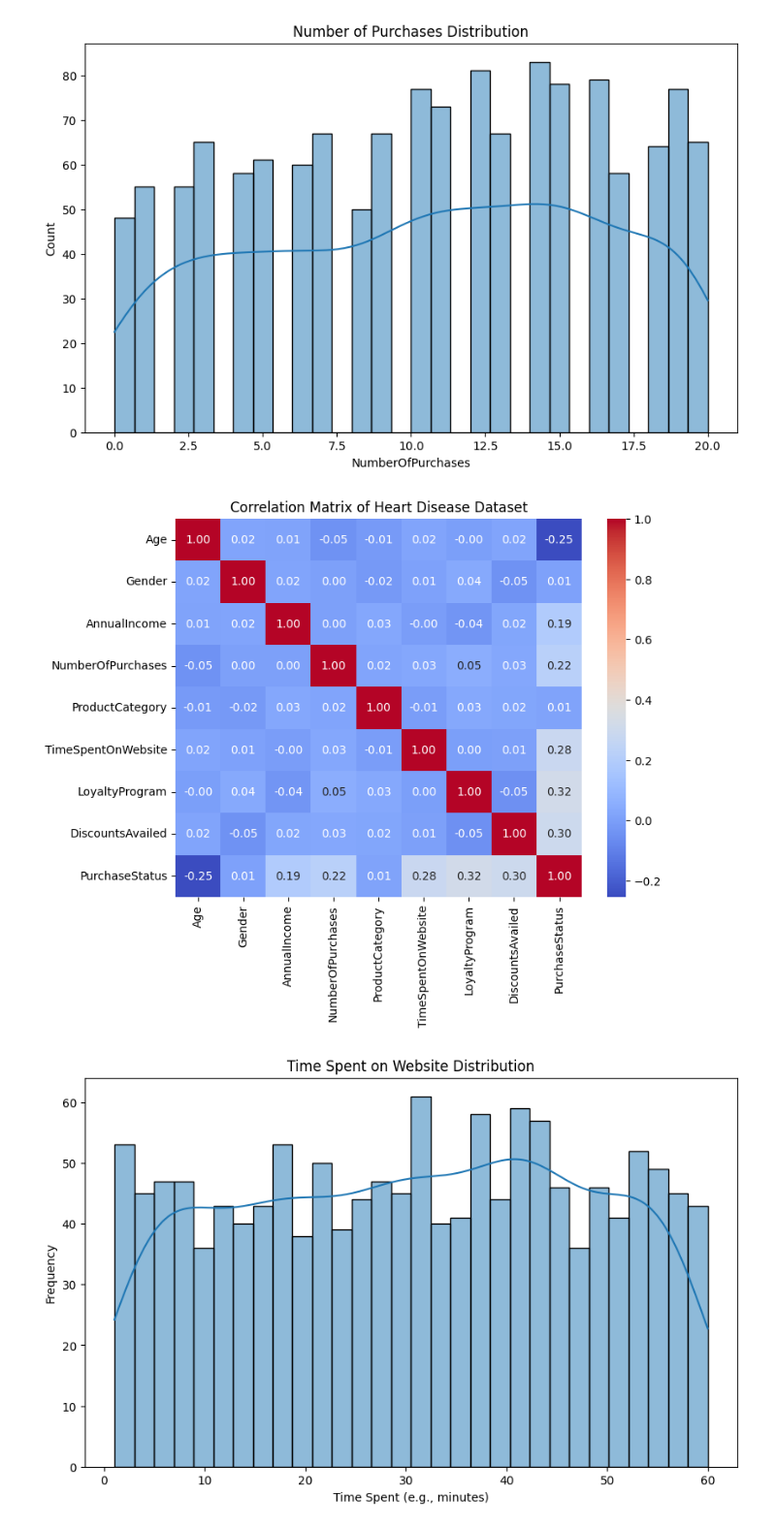
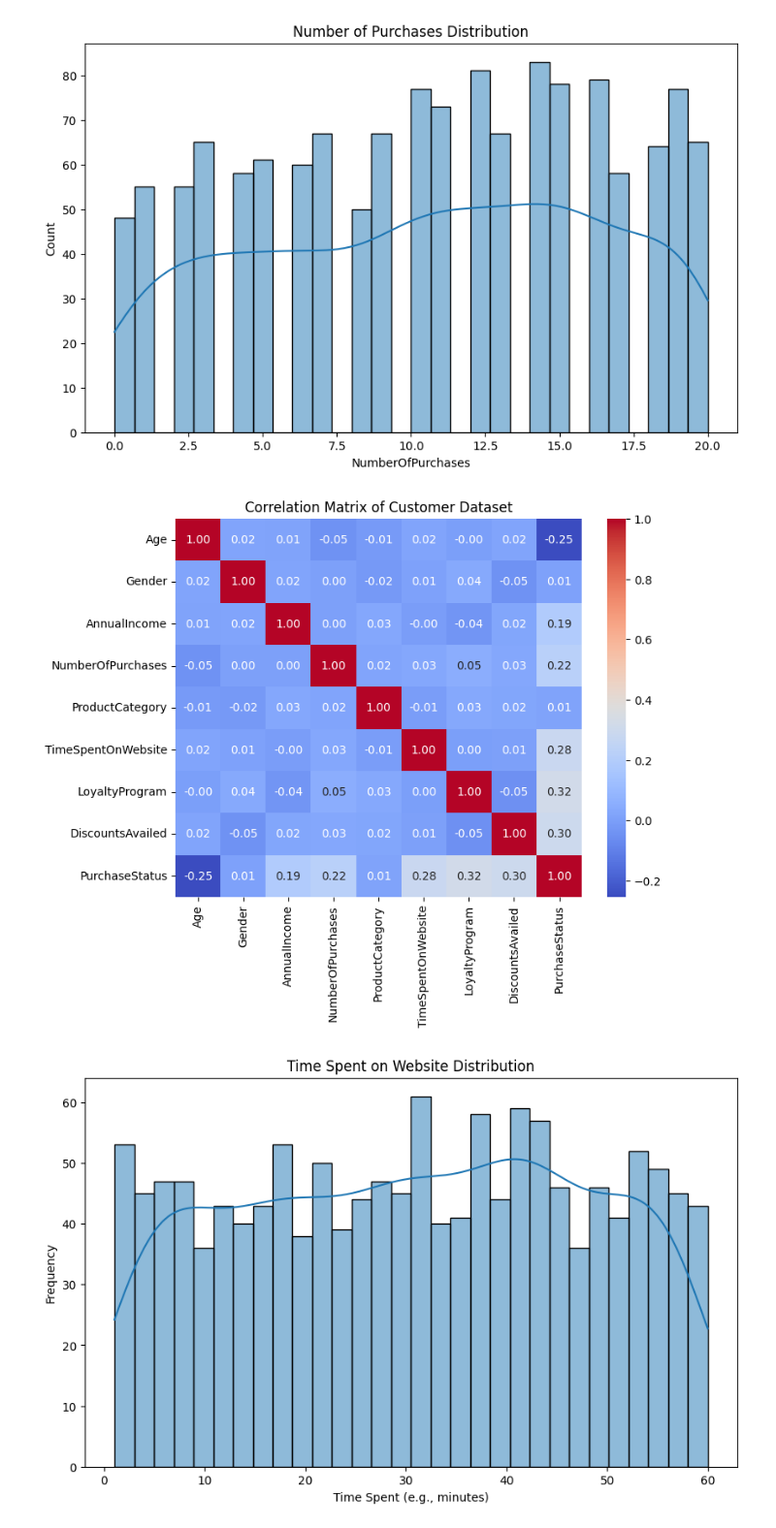
Before and after one commit to abhishek22112001/Ml-finalproject, a Jupyter notebook: CUSTOMER_PREDICTION.ipynb, the cells around one changed output. Shown at 97% size. Saved outputs shown, nothing was run; the diff lists cells and outputs as text; code cells hidden in the pictures.

```diff
--- a/CUSTOMER_PREDICTION.ipynb
+++ b/CUSTOMER_PREDICTION.ipynb
@@ -163,12 +163,12 @@ plt.show()
 # %%
 correlation_matrix = data.corr()
 
 plt.figure(figsize=(8, 6))
 sns.heatmap(correlation_matrix, annot=True, cmap='coolwarm', fmt=".2f")
-plt.title('Correlation Matrix of Heart Disease Dataset')
+plt.title('Correlation Matrix of Customer Dataset')
 plt.show()
 # %% [output]
-[figure, old version]
+[figure, new version]
 # %%
 plt.figure(figsize=(10, 6))
 sns.histplot(data['TimeSpentOnWebsite'], bins=30, kde=True)
```
Also changed, not shown: parts of 3 cells of this notebook.
